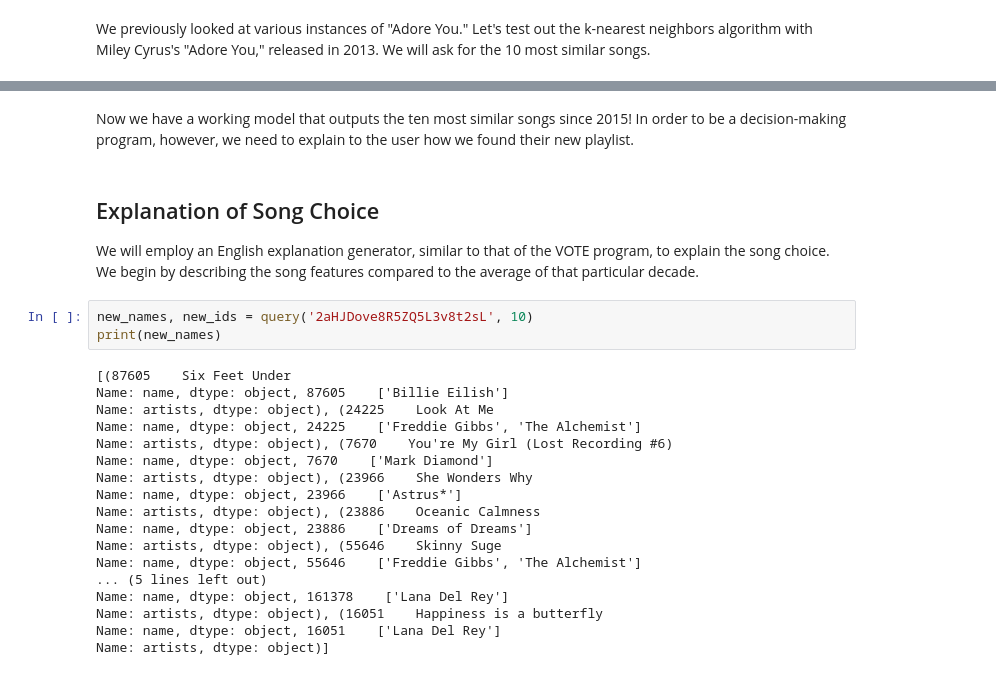
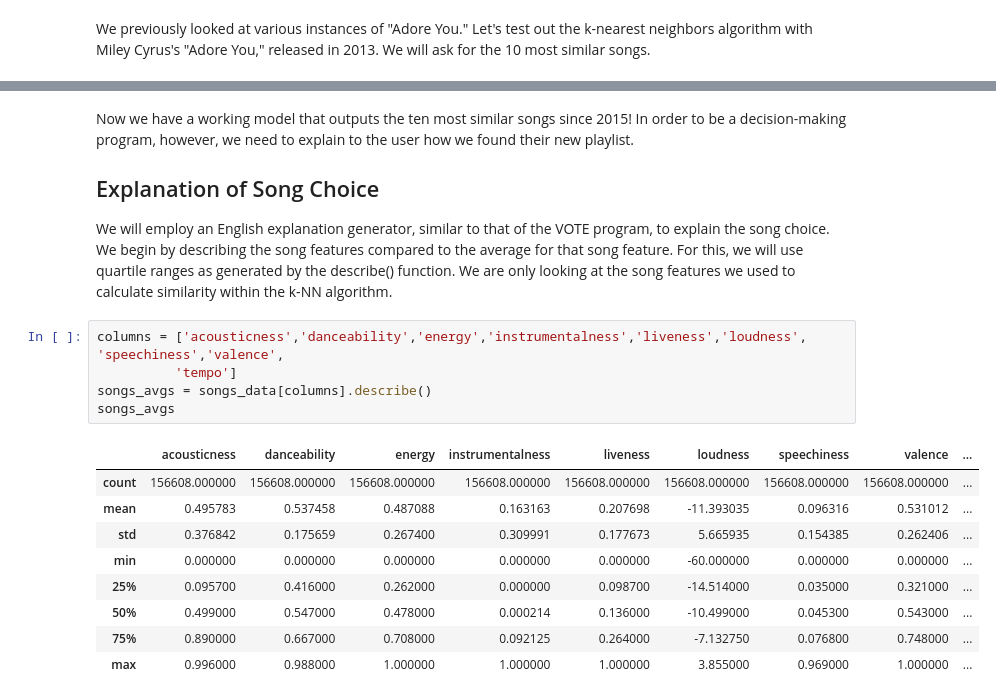
Before and after one commit to apalmm/contemporary-songs, a Jupyter notebook: recommendation_models.ipynb, the cells around one changed output, grey strips where cells are left out. Drawn from its saved outputs; the diff is of its cells as text.

```diff
--- a/recommendation_models.ipynb
+++ b/recommendation_models.ipynb
@@ -328,27 +397,22 @@ Name: artists, dtype: object)]
 # %% [markdown]
 Now we have a working model that outputs the ten most similar songs since 2015! In order to be a decision-making program, however, we need to explain to the user how we found their new playlist.
+
+
+## Explanation of Song Choice
+
+We will employ an English explanation generator, similar to that of the VOTE program, to explain the song choice. We begin by describing the song features compared to the average for that song feature. For this, we will use quartile ranges as generated by the describe() function. We are only looking at the song features we used to calculate similarity within the k-NN algorithm.
-# %% [markdown]
-## Explanation of Song Choice
-
-We will employ an English explanation generator, similar to that of the VOTE program, to explain the song choice. We begin by describing the song features compared to the average of that particular decade.
-# %%
-new_names, new_ids = query('2aHJDove8R5ZQ5L3v8t2sL', 10)
-print(new_names)
-# %% [output]
-[(87605    Six Feet Under
-Name: name, dtype: object, 87605    ['Billie Eilish']
-Name: artists, dtype: object), (24225    Look At Me
-Name: name, dtype: object, 24225    ['Freddie Gibbs', 'The Alchemist']
-Name: artists, dtype: object), (7670    You're My Girl (Lost Recording #6)
-Name: name, dtype: object, 7670    ['Mark Diamond']
-Name: artists, dtype: object), (23966    She Wonders Why
-Name: name, dtype: object, 23966    ['Astrus*']
-Name: artists, dtype: object), (23886    Oceanic Calmness
-Name: name, dtype: object, 23886    ['Dreams of Dreams']
-Name: artists, dtype: object), (55646    Skinny Suge
-Name: name, dtype: object, 55646    ['Freddie Gibbs', 'The Alchemist']
-... (5 lines left out)
-Name: name, dtype: object, 161378    ['Lana Del Rey']
-Name: artists, dtype: object), (16051    Happiness is a butterfly
-Name: name, dtype: object, 16051    ['Lana Del Rey']
-Name: artists, dtype: object)]
+# %%
+columns = ['acousticness','danceability','energy','instrumentalness','liveness','loudness', 'speechiness','valence',
+          'tempo']
+songs_avgs = songs_data[columns].describe()
+songs_avgs
+# %% [output]
+|  | acousticness | danceability | energy | instrumentalness | liveness | loudness | speechiness | valence | ... |
+| count | 156608.000000 | 156608.000000 | 156608.000000 | 156608.000000 | 156608.000000 | 156608.000000 | 156608.000000 | 156608.000000 | ... |
+| mean | 0.495783 | 0.537458 | 0.487088 | 0.163163 | 0.207698 | -11.393035 | 0.096316 | 0.531012 | ... |
+| std | 0.376842 | 0.175659 | 0.267400 | 0.309991 | 0.177673 | 5.665935 | 0.154385 | 0.262406 | ... |
+| min | 0.000000 | 0.000000 | 0.000000 | 0.000000 | 0.000000 | -60.000000 | 0.000000 | 0.000000 | ... |
+| 25% | 0.095700 | 0.416000 | 0.262000 | 0.000000 | 0.098700 | -14.514000 | 0.035000 | 0.321000 | ... |
+| 50% | 0.499000 | 0.547000 | 0.478000 | 0.000214 | 0.136000 | -10.499000 | 0.045300 | 0.543000 | ... |
+| 75% | 0.890000 | 0.667000 | 0.708000 | 0.092125 | 0.264000 | -7.132750 | 0.076800 | 0.748000 | ... |
+| max | 0.996000 | 0.988000 | 1.000000 | 1.000000 | 1.000000 | 3.855000 | 0.969000 | 1.000000 | ... |
```
Also changed, not shown: parts of 23 cells of this notebook.
